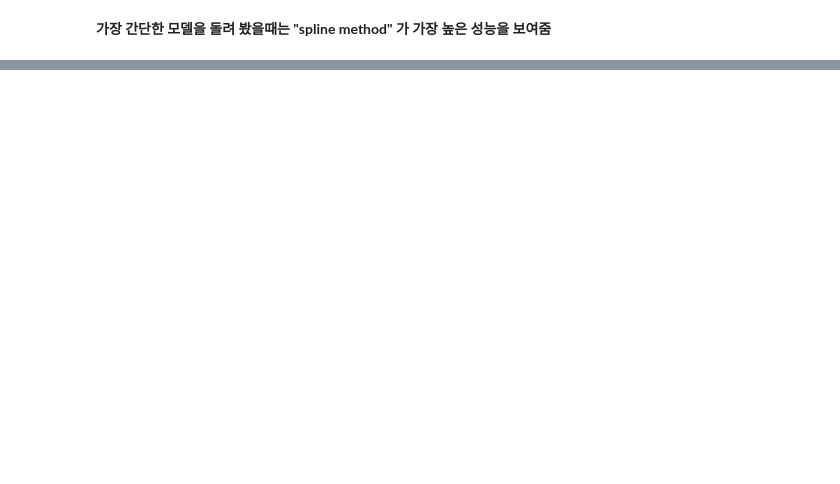
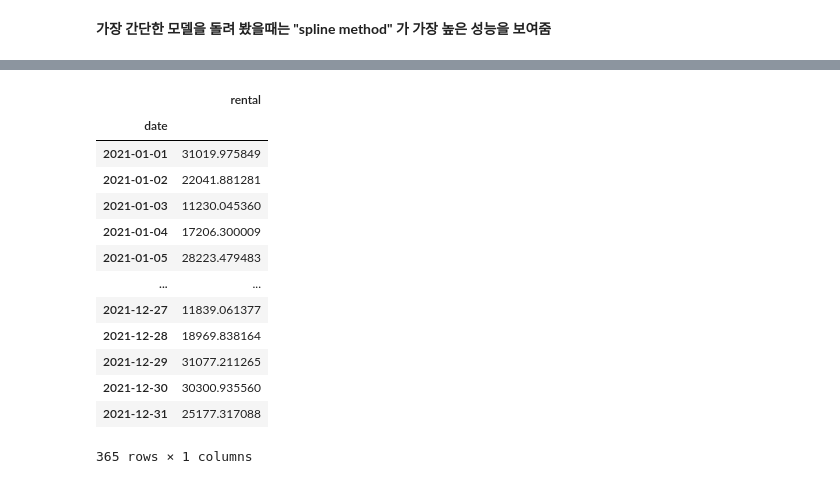
Before and after one commit to Bang-JW/kaggle_study, a Jupyter notebook: bikeseoul/interpolate_comparison.ipynb, the cells around one changed output, grey strips where cells are left out. Drawn from its saved outputs; the diff is of its cells as text; code cells hidden in the pictures; blank space fills up the shorter version.

```diff
--- a/bikeseoul/interpolate_comparison.ipynb
+++ b/bikeseoul/interpolate_comparison.ipynb
@@ -42,7 +43,7 @@ def fill_na(data, method):
 # %%
 # test data 준비
 
-test = pd.read_csv("test.csv")
+test = pd.read_csv("data/test.csv")
 X_test = test.iloc[:,1:]
 y_test = test.iloc[:,-1]
 # %%
@@ -183,0 +257,21 @@ mean_absolute_error(y_test, y_pred_spline)
+# %%
+y_pred = linear_spline.predict(X_test)
+# %%
+submission['rental'] = y_pred
+# %%
+submission
+# %% [output]
+|  | rental |
+| date |  |
+| 2021-01-01 | 31019.975849 |
+| 2021-01-02 | 22041.881281 |
+| 2021-01-03 | 11230.045360 |
+| 2021-01-04 | 17206.300009 |
+| 2021-01-05 | 28223.479483 |
+| ... | ... |
+| 2021-12-27 | 11839.061377 |
+| 2021-12-28 | 18969.838164 |
+| 2021-12-29 | 31077.211265 |
+| 2021-12-30 | 30300.935560 |
+| 2021-12-31 | 25177.317088 |
+365 rows × 1 columns
```
Also changed, not shown: parts of 19 cells of this notebook, 1 other file.
